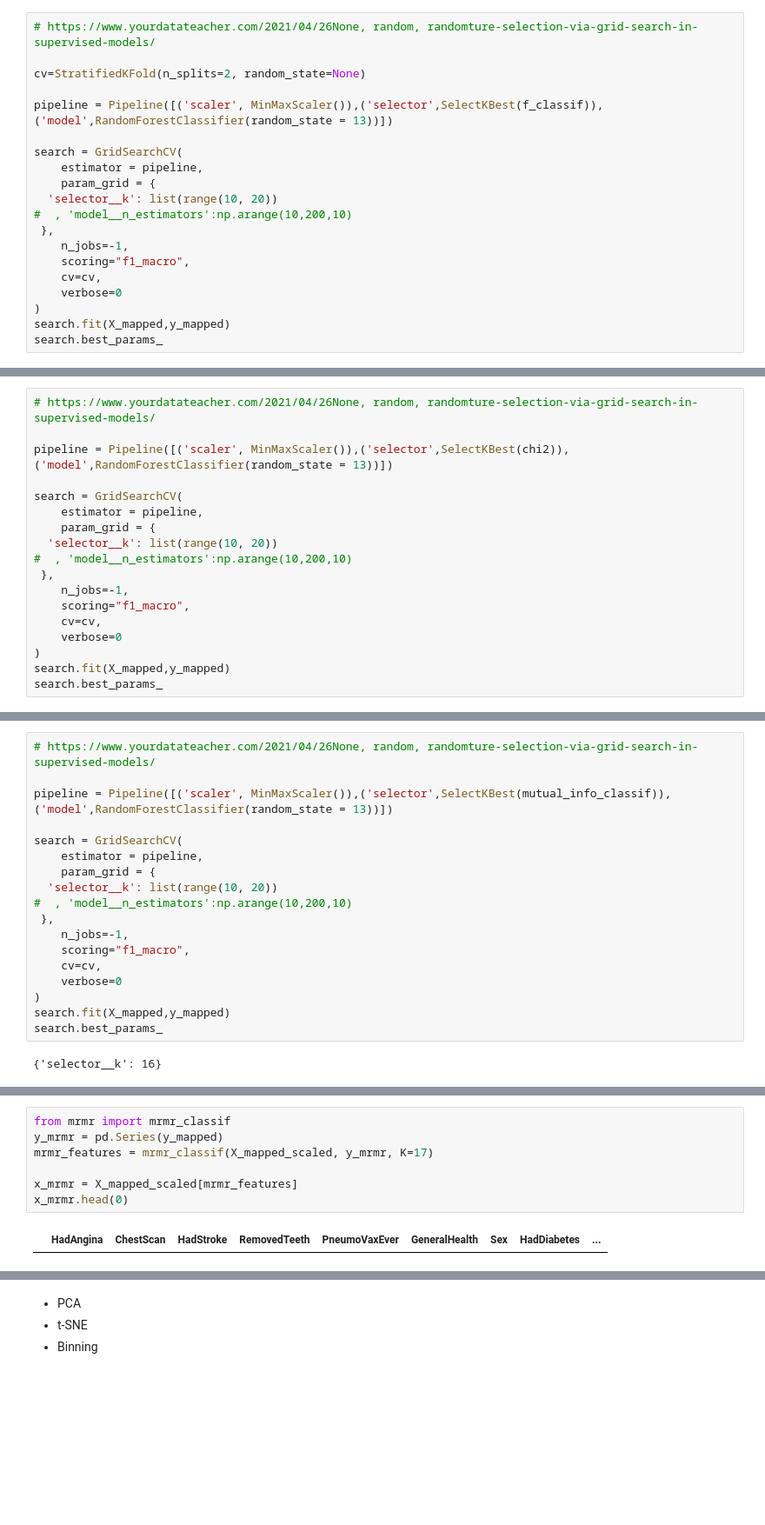
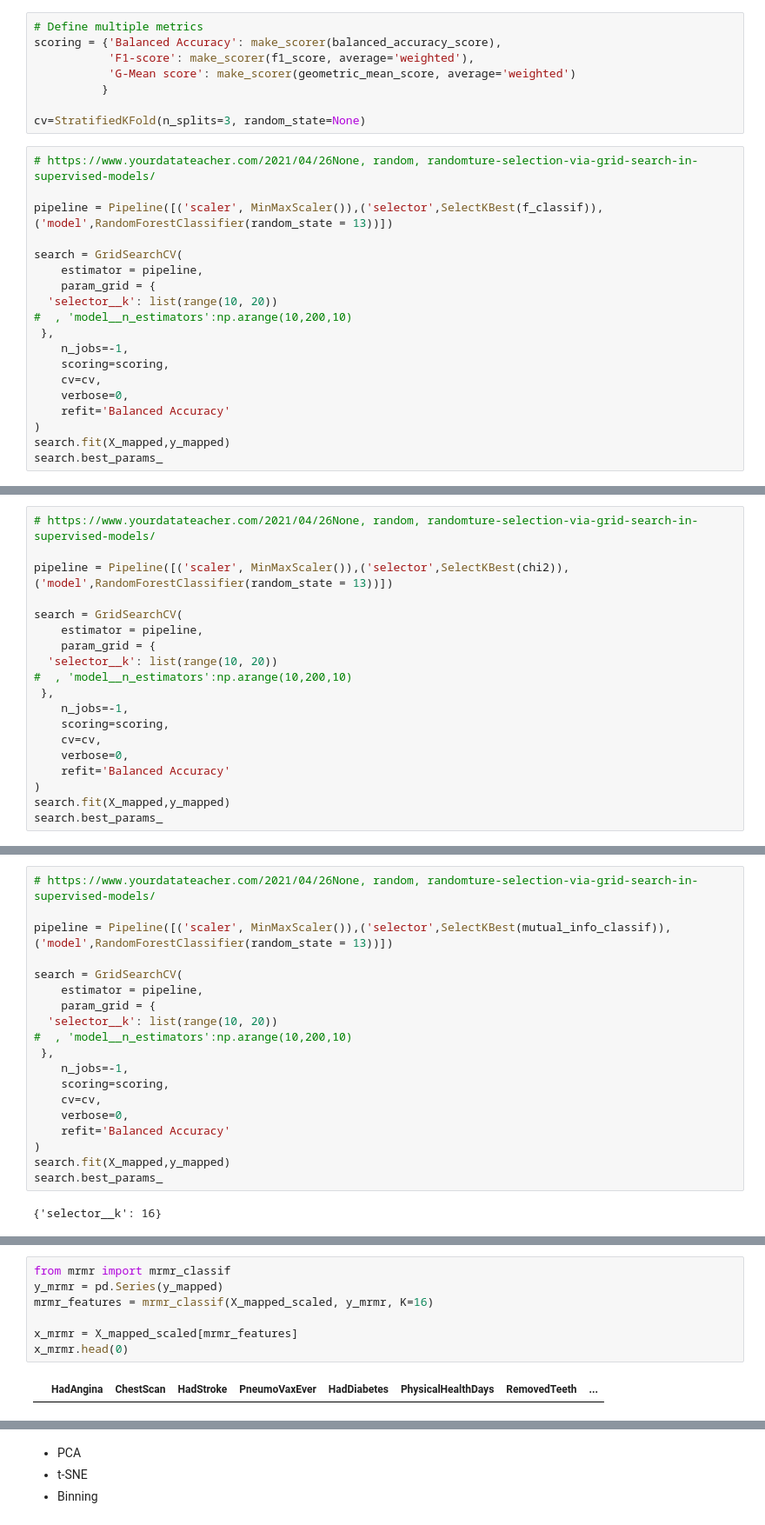
Before and after one commit to LazarosPan/Heart-Disease, a Jupyter notebook: Code/analysis.ipynb, the cells around one changed output, grey strips where cells are left out. Shown at 87% size. Saved outputs shown, nothing was run; the diff lists cells and outputs as text; blank space fills up the shorter version.

```diff
--- a/Code/analysis.ipynb
+++ b/Code/analysis.ipynb
@@ -264,10 +200,16 @@ Name: MI Scores, dtype: float64
 # # g.map_upper(corrdot)
 # g.add_legend();
 # #https://newbedev.com/correlation-matrix-plot-with-coefficients-on-one-side-scatterplots-on-another-and-distributions-on-diagonal
+# %%
+# Define multiple metrics
+scoring = {'Balanced Accuracy': make_scorer(balanced_accuracy_score),
+           'F1-score': make_scorer(f1_score, average='weighted'),
+           'G-Mean score': make_scorer(geometric_mean_score, average='weighted')
+          }
+
+cv=StratifiedKFold(n_splits=3, random_state=None)
 # %%
 # https://www.yourdatateacher.com/2021/04/26None, random, randomture-selection-via-grid-search-in-supervised-models/
-
-cv=StratifiedKFold(n_splits=2, random_state=None)
 
 pipeline = Pipeline([('scaler', MinMaxScaler()),('selector',SelectKBest(f_classif)),('model',RandomForestClassifier(random_state = 13))])
 
@@ -278,9 +220,10 @@ search = GridSearchCV(
 #  , 'model__n_estimators':np.arange(10,200,10)
  },
     n_jobs=-1,
-    scoring="f1_macro",
+    scoring=scoring,
     cv=cv,
-    verbose=0
+    verbose=0,
+    refit='Balanced Accuracy'
 )
 search.fit(X_mapped,y_mapped)
 search.best_params_
@@ -298,9 +241,10 @@ search = GridSearchCV(
 #  , 'model__n_estimators':np.arange(10,200,10)
  },
     n_jobs=-1,
-    scoring="f1_macro",
+    scoring=scoring,
     cv=cv,
-    verbose=0
+    verbose=0,
+    refit='Balanced Accuracy'
 )
 search.fit(X_mapped,y_mapped)
 search.best_params_
@@ -318,9 +262,10 @@ search = GridSearchCV(
 #  , 'model__n_estimators':np.arange(10,200,10)
  },
     n_jobs=-1,
-    scoring="f1_macro",
+    scoring=scoring,
     cv=cv,
-    verbose=0
+    verbose=0,
+    refit='Balanced Accuracy'
 )
 search.fit(X_mapped,y_mapped)
 search.best_params_
@@ -382,11 +327,11 @@ Selected feature list: Index(['Sex', 'GeneralHealth', 'LastCheckupTime', 'Physic
 # %%
 from mrmr import mrmr_classif
 y_mrmr = pd.Series(y_mapped)
-mrmr_features = mrmr_classif(X_mapped_scaled, y_mrmr, K=17)
+mrmr_features = mrmr_classif(X_mapped_scaled, y_mrmr, K=16)
 
 x_mrmr = X_mapped_scaled[mrmr_features]
 x_mrmr.head(0)
 # %% [output]
-|  | HadAngina | ChestScan | HadStroke | RemovedTeeth | PneumoVaxEver | GeneralHealth | Sex | HadDiabetes | ... |
+|  | HadAngina | ChestScan | HadStroke | PneumoVaxEver | HadDiabetes | PhysicalHealthDays | RemovedTeeth | ... |
 # %%
 # Create the RFE object and rank each pixel
```
Also changed, not shown: parts of 27 cells of this notebook.
